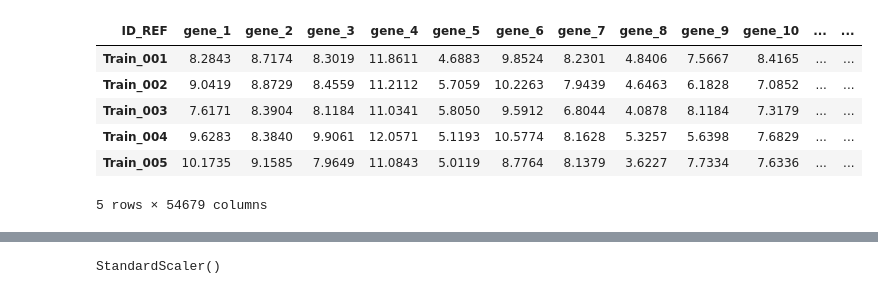
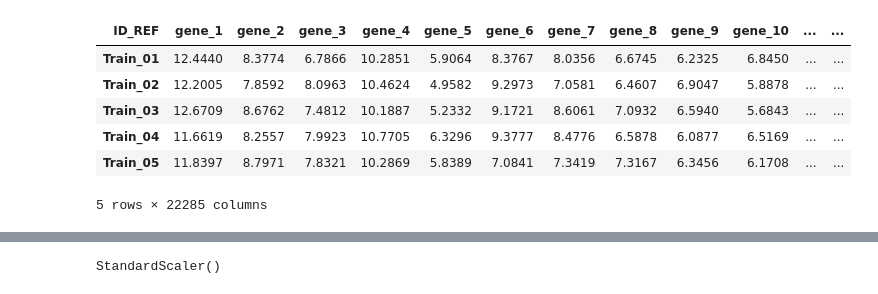
Before and after one commit to deepak046/Data_Contest_ME18B030_ME18B046, a Jupyter notebook: Deepak/EDA-Copy1.ipynb, the cells around one changed output, grey strips where cells are left out. Drawn from its saved outputs; the diff is of its cells as text; code cells hidden in the pictures.

```diff
--- a/Deepak/EDA-Copy1.ipynb
+++ b/Deepak/EDA-Copy1.ipynb
@@ -13,15 +14,19 @@ np.random.seed(42)
 # %%
 VALIDATION = True
 DATASET = 2
-train = pd.read_csv(os.path.join(os.getcwd(),f"Dataset_{DATASET}_Training.csv"),index_col=0)
-test = pd.read_csv(os.path.join(os.getcwd(),f"Dataset_{DATASET}_Testing.csv"),index_col=0)
+
+train_1= pd.read_csv(os.path.join(os.getcwd(),f"Dataset_1_Training.csv"),index_col=0)
+test_1 = pd.read_csv(os.path.join(os.getcwd(),f"Dataset_1_Testing.csv"),index_col=0)
+
+train_2 = pd.read_csv(os.path.join(os.getcwd(),f"Dataset_2_Training.csv"),index_col=0)
+test_2 = pd.read_csv(os.path.join(os.getcwd(),f"Dataset_2_Testing.csv"),index_col=0)
 # %%
-train.T.head()
+train_1.T.head()
 # %% [output]
 | ID_REF | gene_1 | gene_2 | gene_3 | gene_4 | gene_5 | gene_6 | gene_7 | gene_8 | gene_9 | gene_10 | ... | ... |
-| Train_001 | 8.2843 | 8.7174 | 8.3019 | 11.8611 | 4.6883 | 9.8524 | 8.2301 | 4.8406 | 7.5667 | 8.4165 | ... | ... |
-| Train_002 | 9.0419 | 8.8729 | 8.4559 | 11.2112 | 5.7059 | 10.2263 | 7.9439 | 4.6463 | 6.1828 | 7.0852 | ... | ... |
-| Train_003 | 7.6171 | 8.3904 | 8.1184 | 11.0341 | 5.8050 | 9.5912 | 6.8044 | 4.0878 | 8.1184 | 7.3179 | ... | ... |
-| Train_004 | 9.6283 | 8.3840 | 9.9061 | 12.0571 | 5.1193 | 10.5774 | 8.1628 | 5.3257 | 5.6398 | 7.6829 | ... | ... |
-| Train_005 | 10.1735 | 9.1585 | 7.9649 | 11.0843 | 5.0119 | 8.7764 | 8.1379 | 3.6227 | 7.7334 | 7.6336 | ... | ... |
+| Train_01 | 12.4440 | 8.3774 | 6.7866 | 10.2851 | 5.9064 | 8.3767 | 8.0356 | 6.6745 | 6.2325 | 6.8450 | ... | ... |
+| Train_02 | 12.2005 | 7.8592 | 8.0963 | 10.4624 | 4.9582 | 9.2973 | 7.0581 | 6.4607 | 6.9047 | 5.8878 | ... | ... |
+| Train_03 | 12.6709 | 8.6762 | 7.4812 | 10.1887 | 5.2332 | 9.1721 | 8.6061 | 7.0932 | 6.5940 | 5.6843 | ... | ... |
+| Train_04 | 11.6619 | 8.2557 | 7.9923 | 10.7705 | 6.3296 | 9.3777 | 8.4776 | 6.5878 | 6.0877 | 6.5169 | ... | ... |
+| Train_05 | 11.8397 | 8.7971 | 7.8321 | 10.2869 | 5.8389 | 7.0841 | 7.3419 | 7.3167 | 6.3456 | 6.1708 | ... | ... |
-5 rows × 54679 columns
+5 rows × 22285 columns
```
Also changed, not shown: parts of 33 cells of this notebook.
